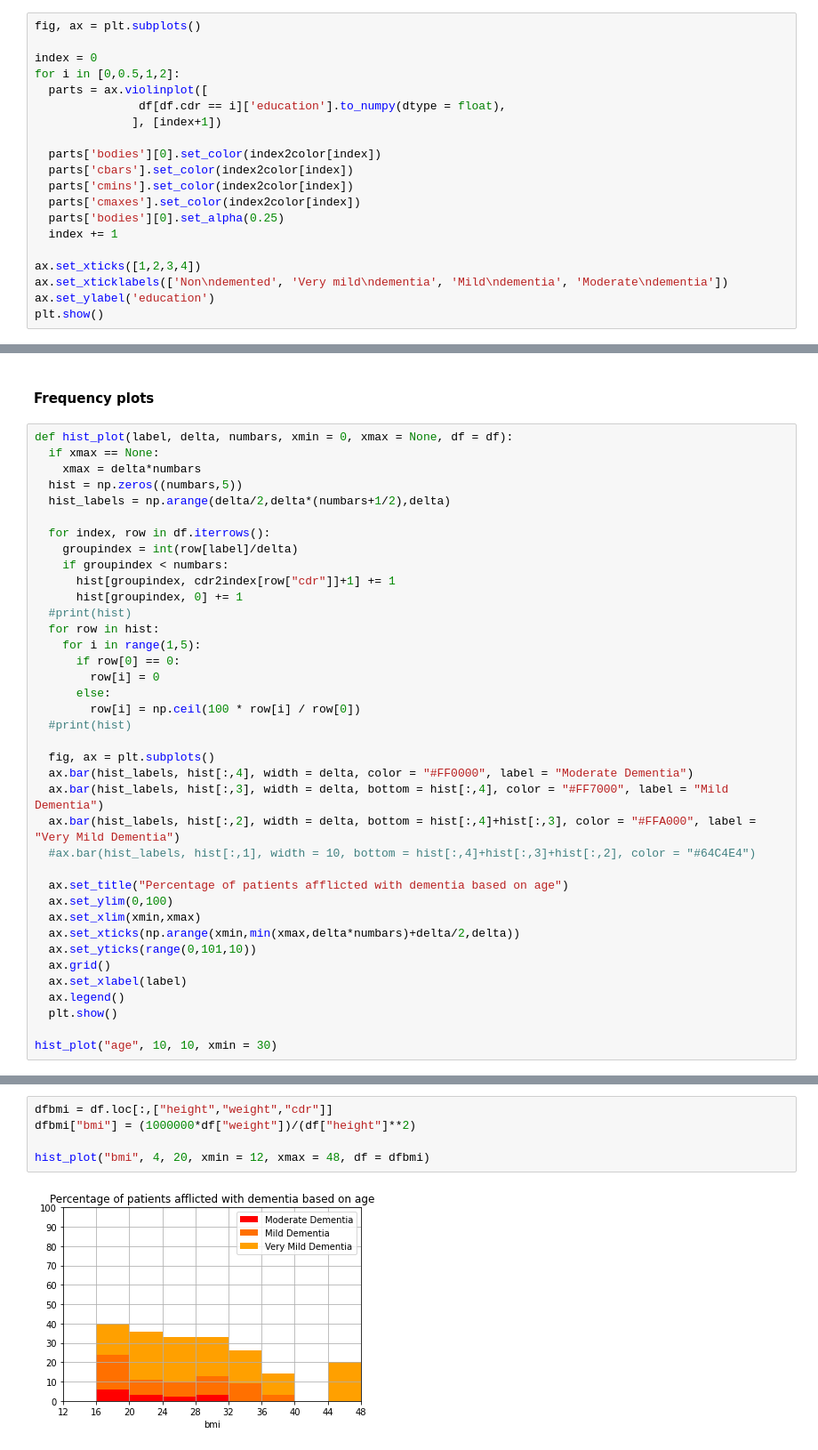
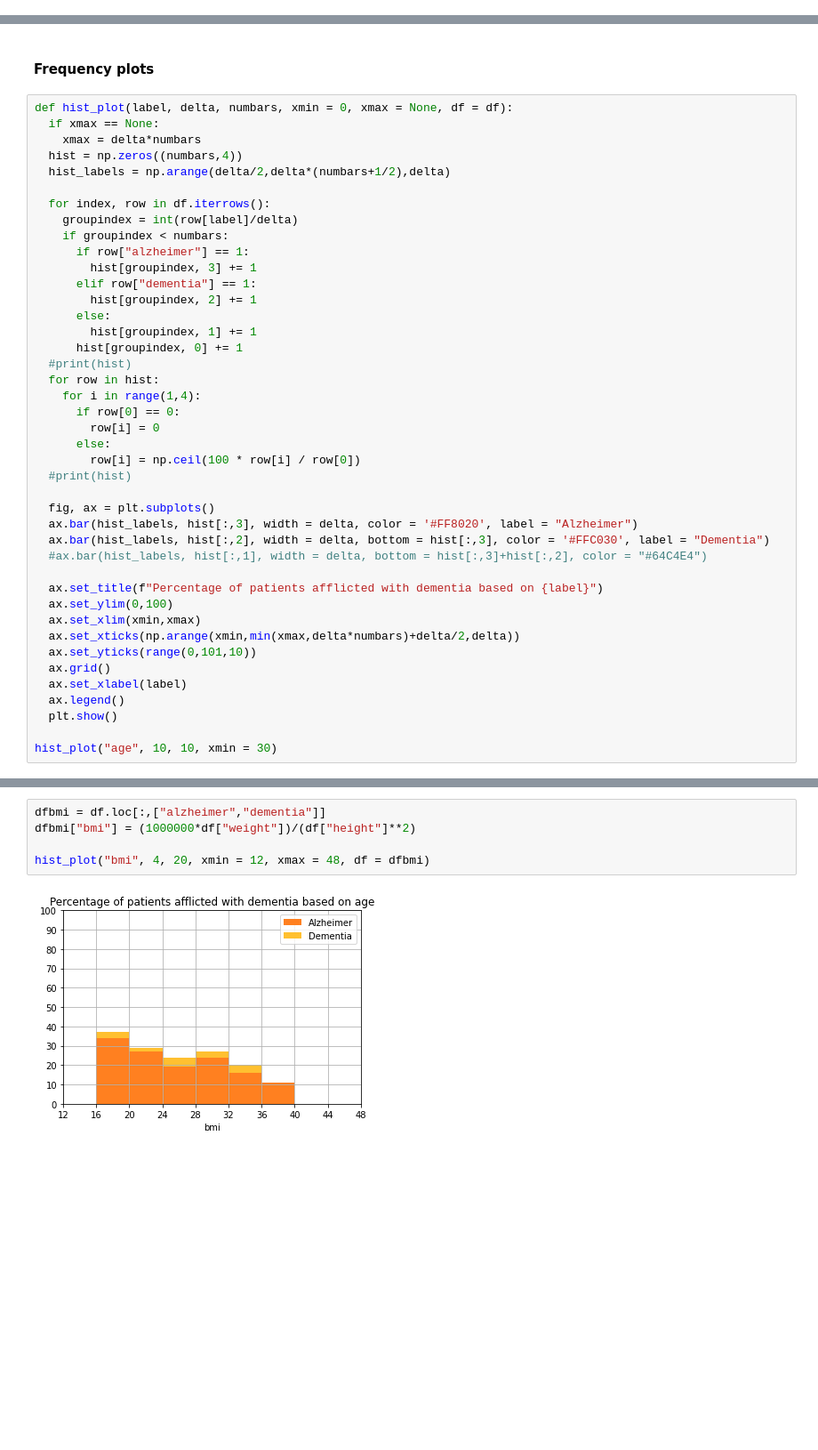
Before and after one commit to xCocco0/alzheimer-recognition, a Jupyter notebook: alzheimer.ipynb, the cells around one changed output, grey strips where cells are left out. Shown: that part at 89% size. Cells and saved outputs as stored; diff of their text form; blank space fills up the shorter version.

```diff
--- a/alzheimer.ipynb
+++ b/alzheimer.ipynb
@@ -150,20 +162,0 @@ plt.show()
-# %%
-fig, ax = plt.subplots()
-
-index = 0
-for i in [0,0.5,1,2]:
-  parts = ax.violinplot([
-               df[df.cdr == i]['education'].to_numpy(dtype = float),
-              ], [index+1])
-
-  parts['bodies'][0].set_color(index2color[index])
-  parts['cbars'].set_color(index2color[index])
-  parts['cmins'].set_color(index2color[index])
-  parts['cmaxes'].set_color(index2color[index])
-  parts['bodies'][0].set_alpha(0.25)
-  index += 1
-
-ax.set_xticks([1,2,3,4])
-ax.set_xticklabels(['Non\ndemented', 'Very mild\ndementia', 'Mild\ndementia', 'Moderate\ndementia'])
-ax.set_ylabel('education')
-plt.show()
@@ -231,17 +222,22 @@ corr_plot(x,y)
 def hist_plot(label, delta, numbars, xmin = 0, xmax = None, df = df):
   if xmax == None:
     xmax = delta*numbars
-  hist = np.zeros((numbars,5))
+  hist = np.zeros((numbars,4))
   hist_labels = np.arange(delta/2,delta*(numbars+1/2),delta)
 
   for index, row in df.iterrows():
     groupindex = int(row[label]/delta)
     if groupindex < numbars:
-      hist[groupindex, cdr2index[row["cdr"]]+1] += 1
+      if row["alzheimer"] == 1:
+        hist[groupindex, 3] += 1
+      elif row["dementia"] == 1:
+        hist[groupindex, 2] += 1
+      else:
+        hist[groupindex, 1] += 1
       hist[groupindex, 0] += 1
   #print(hist)
   for row in hist:
-    for i in range(1,5):
+    for i in range(1,4):
       if row[0] == 0:
         row[i] = 0
       else:
@@ -249,12 +245,11 @@ def hist_plot(label, delta, numbars, xmin = 0, xmax = None, df = df):
   #print(hist)
 
   fig, ax = plt.subplots()
-  ax.bar(hist_labels, hist[:,4], width = delta, color = "#FF0000", label = "Moderate Dementia")
-  ax.bar(hist_labels, hist[:,3], width = delta, bottom = hist[:,4], color = "#FF7000", label = "Mild Dementia")
-  ax.bar(hist_labels, hist[:,2], width = delta, bottom = hist[:,4]+hist[:,3], color = "#FFA000", label = "Very Mild Dementia")
-  #ax.bar(hist_labels, hist[:,1], width = 10, bottom = hist[:,4]+hist[:,3]+hist[:,2], color = "#64C4E4")
+  ax.bar(hist_labels, hist[:,3], width = delta, color = '#FF8020', label = "Alzheimer")
+  ax.bar(hist_labels, hist[:,2], width = delta, bottom = hist[:,3], color = '#FFC030', label = "Dementia")
+  #ax.bar(hist_labels, hist[:,1], width = delta, bottom = hist[:,3]+hist[:,2], color = "#64C4E4")
 
-  ax.set_title("Percentage of patients afflicted with dementia based on age")
+  ax.set_title(f"Percentage of patients afflicted with dementia based on {label}")
   ax.set_ylim(0,100)
   ax.set_xlim(xmin,xmax)
   ax.set_xticks(np.arange(xmin,min(xmax,delta*numbars)+delta/2,delta))
@@ -274,8 +269,8 @@ hist_plot("education", 3, 9, xmax = 27)
 # %%
-dfbmi = df.loc[:,["height","weight","cdr"]]
+dfbmi = df.loc[:,["alzheimer","dementia"]]
 dfbmi["bmi"] = (1000000*df["weight"])/(df["height"]**2)
 
 hist_plot("bmi", 4, 20, xmin = 12, xmax = 48, df = dfbmi)
 # %% [output]
-[figure, old version]
+[figure, new version]
 # %%
```
Also changed, not shown: parts of 38 cells of this notebook.
